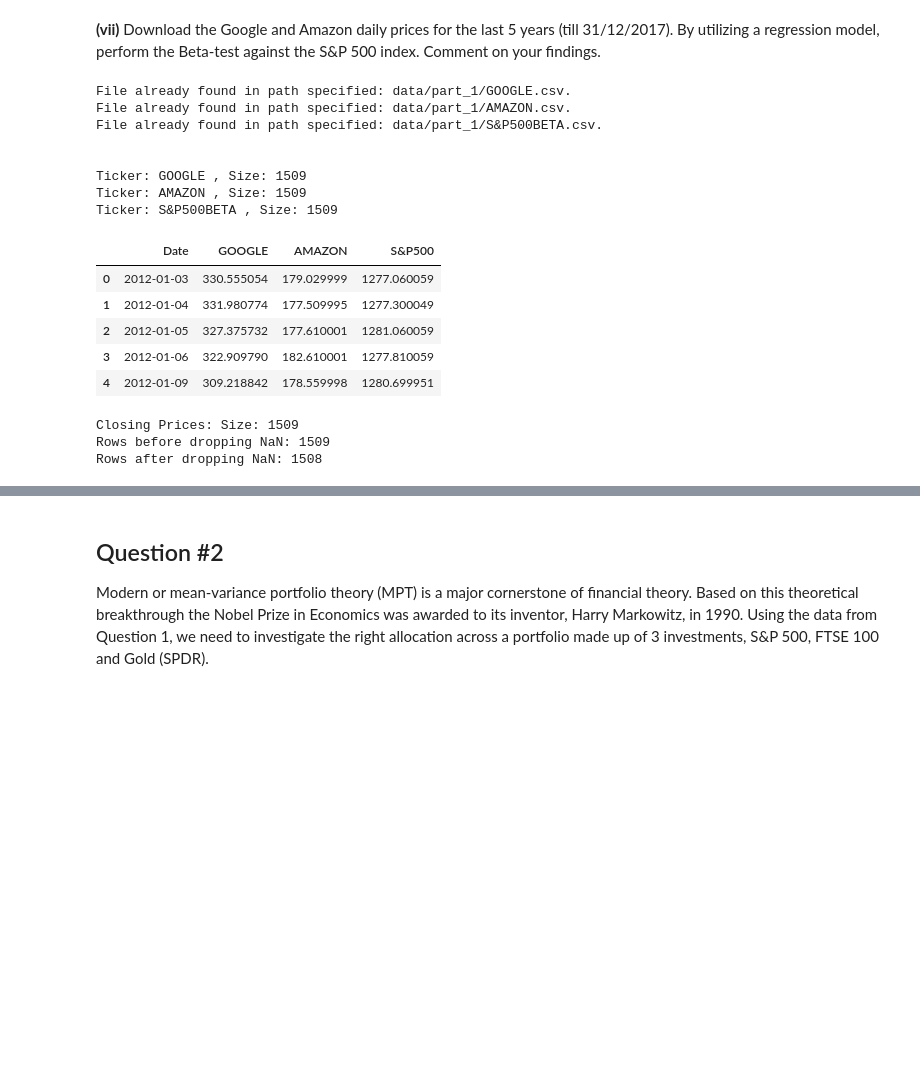
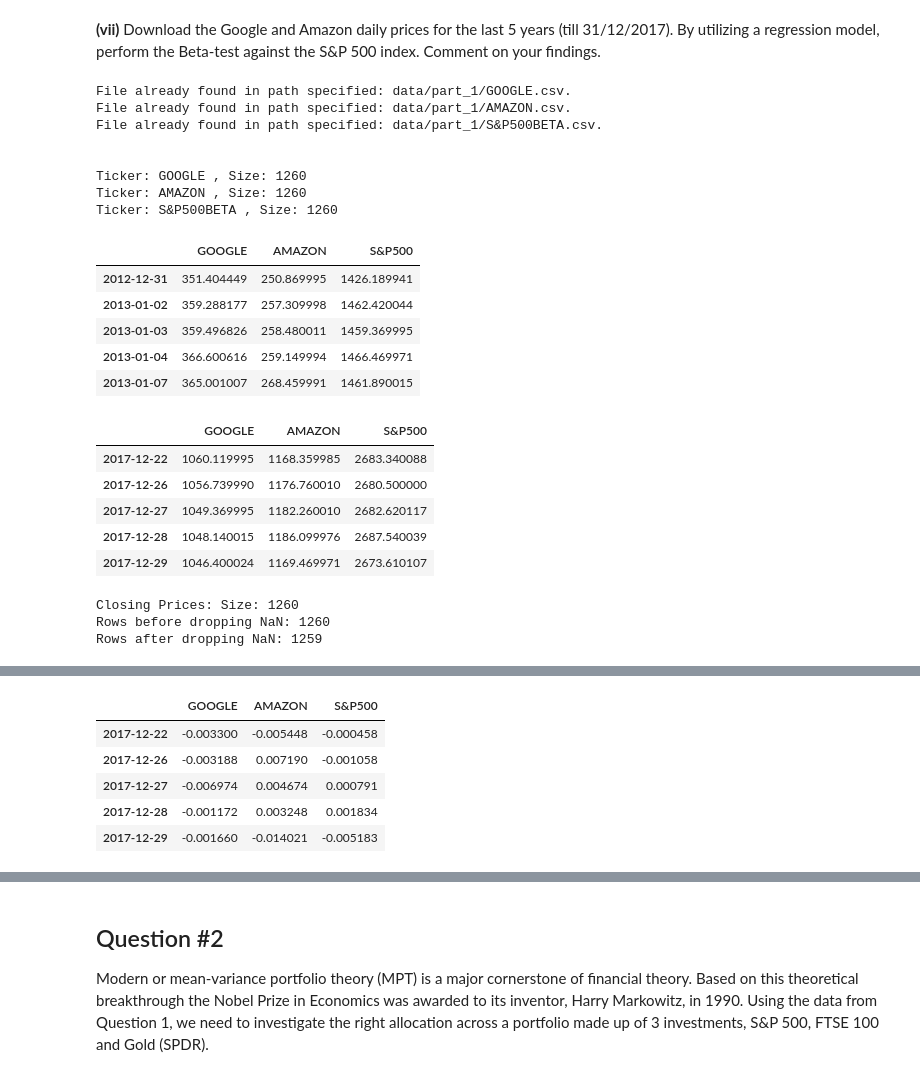
Before and after one commit to achmand/ari5122_assignment, a Jupyter notebook: src/fintech_part_1.ipynb, the cells around one changed output, grey strips where cells are left out. Saved outputs shown, nothing was run; the diff lists cells and outputs as text; code cells hidden in the pictures; blank space fills up the shorter version.

```diff
--- a/src/fintech_part_1.ipynb
+++ b/src/fintech_part_1.ipynb
@@ -135,15 +141,12 @@ dtype: object
 # %%
 # decimal places
 ndigits = 6
-
-# create a new OrderedDictionary for distribution moments
-# as these will be utilised in future questions
-pricesdist_dict = OrderedDict()
 
 # calculate daily log returns for tickers
 # output the 4 distribution moments
 # iterate in prices dictionary
 for key in prices_dict:
+
     # print key/ticker
     print("Key: {0}".format(key))
 
@@ -153,13 +156,13 @@ for key in prices_dict:
                                                          shift=1)
 
     # print rows count before dropping NaN
-    print("\tRows before dropping NaN: {0}".format(prices_dict[key].shape[0]))
+    print("\tRows before dropping NaN (Log Returns): {0}".format(prices_dict[key].shape[0]))
 
     # drop NaN daily log returns
-    prices_dict[key] =  prices_dict[key].dropna()
+    prices_dict[key] = prices_dict[key].dropna()
 
     # print rows count after dropping NaN
-    print("\tRows after dropping NaN: {0}".format(prices_dict[key].shape[0]))
+    print("\tRows after dropping NaN (Log Returns): {0}".format(prices_dict[key].shape[0]))
 
     # calculate 4 distribution moments
     dist_mean, dist_std, dist_skew, dist_kurtosis = fmd.dist_moments(prices_dict[key][const.COL_LOG_RETURN])
@@ -171,8 +174,5 @@ for key in prices_dict:
           "\n\tSkew (3rd): {0}".format(round(dist_skew, ndigits)) +
           "\n\tKurtosis (4th): {0}".format(round(dist_kurtosis, ndigits)) +
           "\n\n##########################################\n")
-
-    # add to distribution moments dictionary
-    pricesdist_dict[key] = (dist_mean, dist_std, dist_skew, dist_kurtosis)
 # %% [output]
 Key: S&P500
@@ -286,8 +282,8 @@ goog_ticker = ("GOOGLE", "GOOG")
 amzn_ticker = ("AMAZON", "AMZN")
 spbeta_ticker = ("S&P500BETA", "^GSPC")
 
-# date format '%Y-%m-%d' from 2012 to 2017 (5 years)
-start_date = "2012-01-01"
+# date format '%Y-%m-%d' from 2013 to 2017 (5 years)
+start_date = "2013-01-01"
 end_date = "2017-12-31"
 
 # download prices for tickers if they are not found in data path
@@ -295,61 +291,67 @@ dtio.df2csv(data_path, goog_ticker[0], pr.download_prices, goog_ticker[1], start
 dtio.df2csv(data_path, amzn_ticker[0], pr.download_prices, amzn_ticker[1], start_date, end_date) # AMAZON
 dtio.df2csv(data_path, spbeta_ticker[0], pr.download_prices, spbeta_ticker[1], start_date, end_date) # S&P500
 
-# use OrderedDictionary to hold references
-beta_dict = OrderedDict()
-
 # importing prices from the specified tickers; from csv to pandas dataframe
-beta_dict[goog_ticker[0]] = dtio.csv2df(data_path, goog_ticker[0])
-beta_dict[amzn_ticker[0]] = dtio.csv2df(data_path, amzn_ticker[0])
-beta_dict[spbeta_ticker[0]] = dtio.csv2df(data_path, spbeta_ticker[0])
+prices_dict[goog_ticker[0]] = dtio.csv2df(data_path, goog_ticker[0], const.COL_DATE)
+prices_dict[amzn_ticker[0]] = dtio.csv2df(data_path, amzn_ticker[0], const.COL_DATE)
+prices_dict[spbeta_ticker[0]] = dtio.csv2df(data_path, spbeta_ticker[0], const.COL_DATE)
 
 # pandas dataframe for all closing prices
-beta_prices = pd.DataFrame(data=beta_dict[goog_ticker[0]][const.COL_DATE], columns=[const.COL_DATE])
+beta_prices = pd.DataFrame(index = prices_dict[goog_ticker[0]].index.values)
 
 # iterate in dictionary and show downloaded prices + concat all adj closing prices
 print("\n")
-for key in beta_dict:
-    print("Ticker: {0} , Size: {1}".format(key , beta_dict[key].shape[0]))
+beta_keys = [goog_ticker[0], amzn_ticker[0], spbeta_ticker[0]]
+for key in beta_keys:
+    print("Ticker: {0} , Size: {1}".format(key , prices_dict[key].shape[0]))
 
     # append closing prices for key
-    beta_prices.insert(loc=beta_prices.shape[1],column=key, value=beta_dict[key][const.COL_ADJ_CLOSE])
+    beta_prices.insert(loc=beta_prices.shape[1], column=key, value=prices_dict[key][const.COL_ADJ_CLOSE])
 
 # display head for beta prices
-beta_prices = beta_prices.rename(columns = {"S&P500BETA":"S&P500"}) # rename column for S&P500
+beta_prices = beta_prices.rename(columns = {spbeta_ticker[0] : sp_ticker[0]}) # rename column for S&P500
+
 display(beta_prices.head()) # print head for closing prices
+display(beta_prices.tail()) # print tail for closing prices
+
 print("Closing Prices: Size: {0}".format(beta_prices.shape[0])) # print new closing prices size
 
 # compute the percentage change
-beta_prices = beta_prices.set_index(const.COL_DATE) # set date as index
 beta_prices = beta_prices.pct_change(1) # calculate percentage change
 
 # print rows count before dropping NaN
 print("Rows before dropping NaN: {0}".format(beta_prices.shape[0]))
 
 # drop NaN perc change
-beta_prices =  beta_prices.dropna()
+beta_prices =  beta_prices.dropna(axis=0)
 
 # print rows count after dropping NaN
 print("Rows after dropping NaN: {0}".format(beta_prices.shape[0]))
 
 # print head and tail for closing prices
 display(beta_prices.head())
 display(beta_prices.tail())
 # %% [output]
 File already found in path specified: data/part_1/GOOGLE.csv.
 File already found in path specified: data/part_1/AMAZON.csv.
 File already found in path specified: data/part_1/S&P500BETA.csv.
 
 
-Ticker: GOOGLE , Size: 1509
-Ticker: AMAZON , Size: 1509
-Ticker: S&P500BETA , Size: 1509
+Ticker: GOOGLE , Size: 1260
+Ticker: AMAZON , Size: 1260
+Ticker: S&P500BETA , Size: 1260
-|  | Date | GOOGLE | AMAZON | S&P500 |
-| 0 | 2012-01-03 | 330.555054 | 179.029999 | 1277.060059 |
-| 1 | 2012-01-04 | 331.980774 | 177.509995 | 1277.300049 |
-| 2 | 2012-01-05 | 327.375732 | 177.610001 | 1281.060059 |
-| 3 | 2012-01-06 | 322.909790 | 182.610001 | 1277.810059 |
-| 4 | 2012-01-09 | 309.218842 | 178.559998 | 1280.699951 |
+|  | GOOGLE | AMAZON | S&P500 |
+| 2012-12-31 | 351.404449 | 250.869995 | 1426.189941 |
+| 2013-01-02 | 359.288177 | 257.309998 | 1462.420044 |
+| 2013-01-03 | 359.496826 | 258.480011 | 1459.369995 |
+| 2013-01-04 | 366.600616 | 259.149994 | 1466.469971 |
+| 2013-01-07 | 365.001007 | 268.459991 | 1461.890015 |
+|  | GOOGLE | AMAZON | S&P500 |
+| 2017-12-22 | 1060.119995 | 1168.359985 | 2683.340088 |
+| 2017-12-26 | 1056.739990 | 1176.760010 | 2680.500000 |
+| 2017-12-27 | 1049.369995 | 1182.260010 | 2682.620117 |
+| 2017-12-28 | 1048.140015 | 1186.099976 | 2687.540039 |
+| 2017-12-29 | 1046.400024 | 1169.469971 | 2673.610107 |
-Closing Prices: Size: 1509
-Rows before dropping NaN: 1509
-Rows after dropping NaN: 1508
+Closing Prices: Size: 1260
+Rows before dropping NaN: 1260
+Rows after dropping NaN: 1259
@@ -370,3 +364,9 @@ Rows after dropping NaN: 1508
+|  | GOOGLE | AMAZON | S&P500 |
+| 2017-12-22 | -0.003300 | -0.005448 | -0.000458 |
+| 2017-12-26 | -0.003188 | 0.007190 | -0.001058 |
+| 2017-12-27 | -0.006974 | 0.004674 | 0.000791 |
+| 2017-12-28 | -0.001172 | 0.003248 | 0.001834 |
+| 2017-12-29 | -0.001660 | -0.014021 | -0.005183 |
 # %%
 # now that we have the percentage changes (daily returns)
 # utilise Linear Regression using OLS to perform Beta-Test
```
Also changed, not shown: parts of 9 cells of this notebook, 7 other files.
